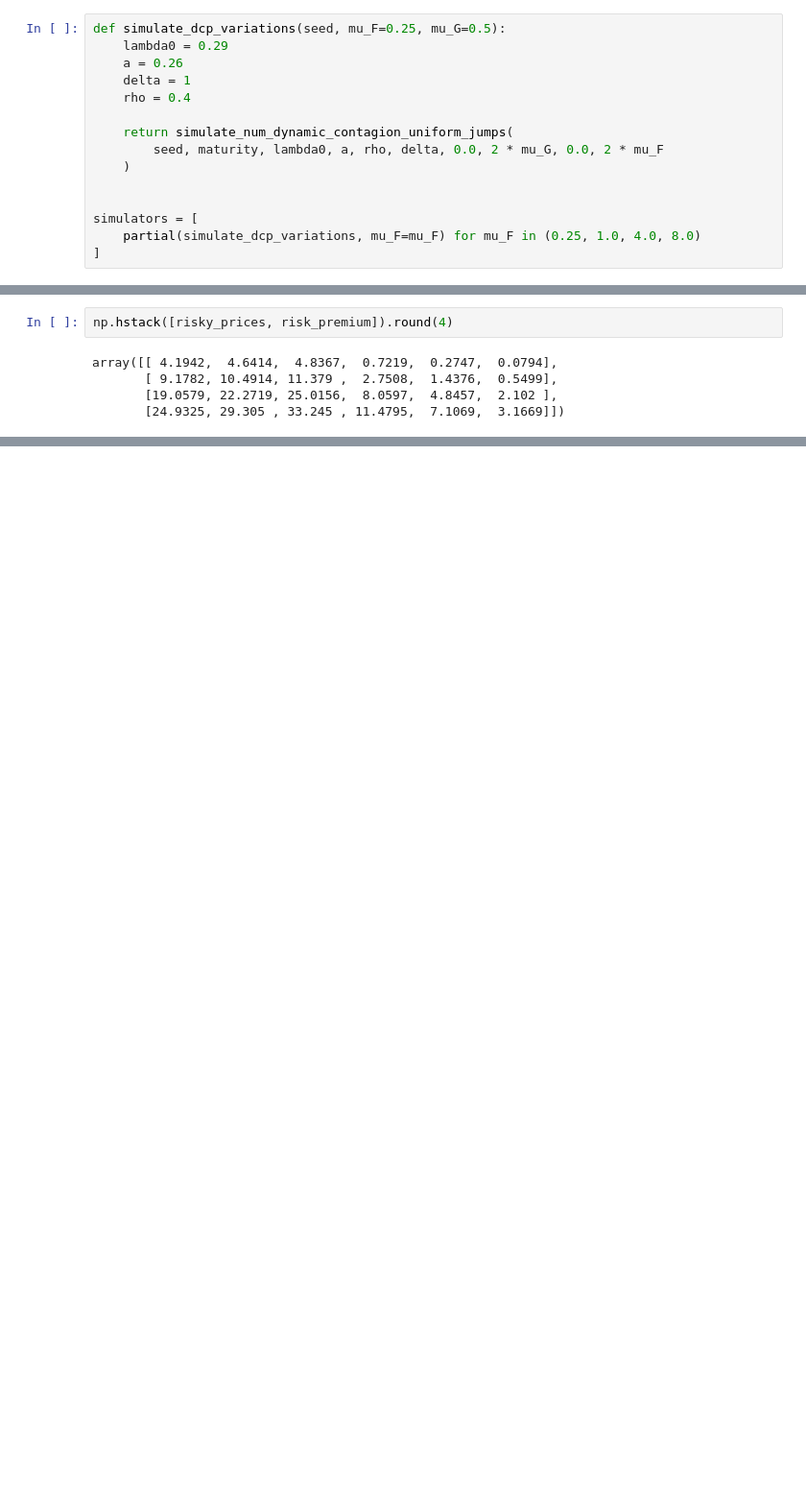
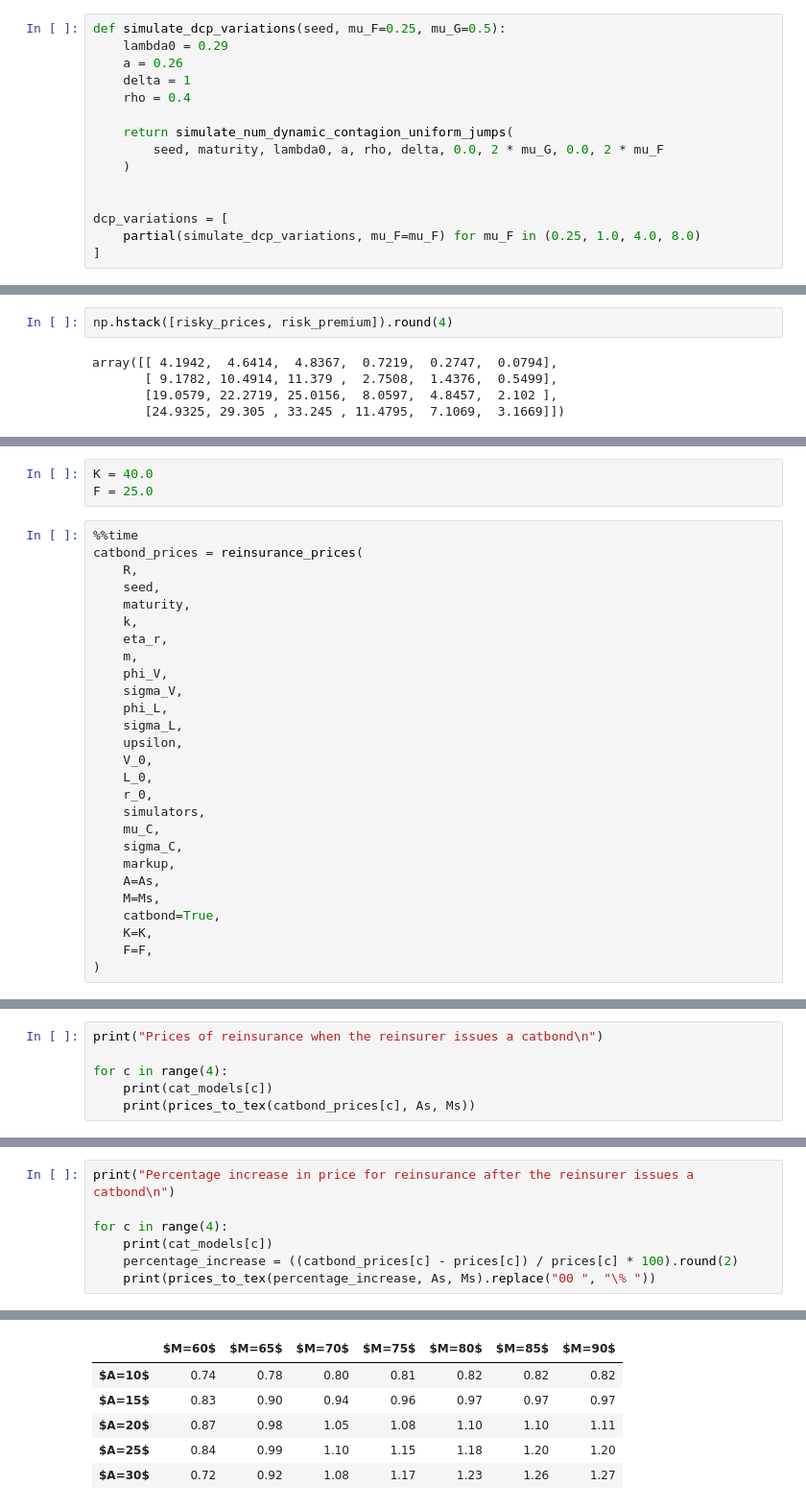
Before and after one commit to Pat-Laub/catastrophe-reinsurance-pricing-compound-point-process, a Jupyter notebook: notebooks/generate_tables.ipynb, the cells around one changed output, grey strips where cells are left out. Shown at 96% size. Cells and saved outputs as stored; diff of their text form; blank space fills up the shorter version.

```diff
--- a/notebooks/generate_tables.ipynb
+++ b/notebooks/generate_tables.ipynb
@@ -380,7 +395,7 @@ def simulate_dcp_variations(seed, mu_F=0.25, mu_G=0.5):
     )
 
 
-simulators = [
+dcp_variations = [
     partial(simulate_dcp_variations, mu_F=mu_F) for mu_F in (0.25, 1.0, 4.0, 8.0)
 ]
 # %%
@@ -504,0 +522,30 @@ array([[ 4.1942,  4.6414,  4.8367,  0.7219,  0.2747,  0.0794],
+# %%
+K = 40.0
+F = 25.0
+# %%
+%%time
+catbond_prices = reinsurance_prices(
+    R,
+    seed,
+    maturity,
+    k,
+    eta_r,
+    m,
+    phi_V,
+    sigma_V,
+    phi_L,
+    sigma_L,
+    upsilon,
+    V_0,
+    L_0,
+    r_0,
+    simulators,
+    mu_C,
+    sigma_C,
+    markup,
+    A=As,
+    M=Ms,
+    catbond=True,
+    K=K,
+    F=F,
+)
@@ -504,0 +555,6 @@ array([[ 4.1942,  4.6414,  4.8367,  0.7219,  0.2747,  0.0794],
+# %%
+print("Prices of reinsurance when the reinsurer issues a catbond\n")
+
+for c in range(4):
+    print(cat_models[c])
+    print(prices_to_tex(catbond_prices[c], As, Ms))
@@ -504,0 +629,8 @@ array([[ 4.1942,  4.6414,  4.8367,  0.7219,  0.2747,  0.0794],
+# %%
+print("Percentage increase in price for reinsurance after the reinsurer issues a catbond\n")
+
+for c in range(4):
+    print(cat_models[c])
+    percentage_increase = ((catbond_prices[c] - prices[c]) / prices[c] * 100).round(2)
+    print(prices_to_tex(percentage_increase, As, Ms).replace("00 ", "\% "))
+# %% [output]
@@ -504,0 +640,6 @@ array([[ 4.1942,  4.6414,  4.8367,  0.7219,  0.2747,  0.0794],
+|  | $M=60$ | $M=65$ | $M=70$ | $M=75$ | $M=80$ | $M=85$ | $M=90$ |
+| $A=10$ | 0.74 | 0.78 | 0.80 | 0.81 | 0.82 | 0.82 | 0.82 |
+| $A=15$ | 0.83 | 0.90 | 0.94 | 0.96 | 0.97 | 0.97 | 0.97 |
+| $A=20$ | 0.87 | 0.98 | 1.05 | 1.08 | 1.10 | 1.10 | 1.11 |
+| $A=25$ | 0.84 | 0.99 | 1.10 | 1.15 | 1.18 | 1.20 | 1.20 |
+| $A=30$ | 0.72 | 0.92 | 1.08 | 1.17 | 1.23 | 1.26 | 1.27 |
```
Also changed, not shown: parts of 16 cells of this notebook, 3 other files.
